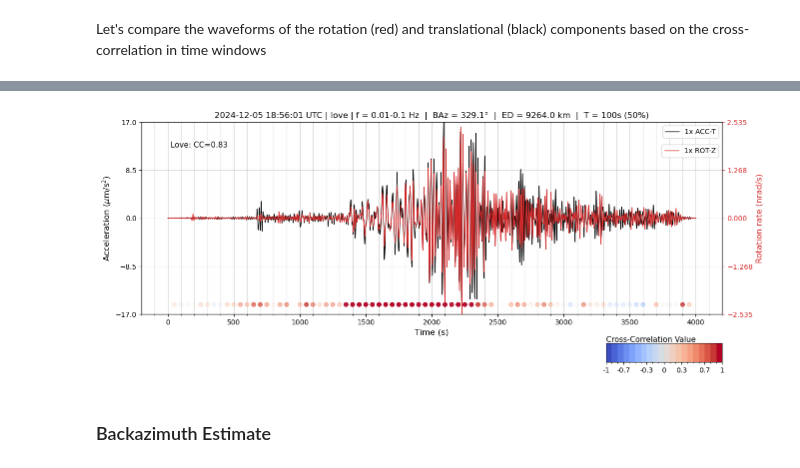
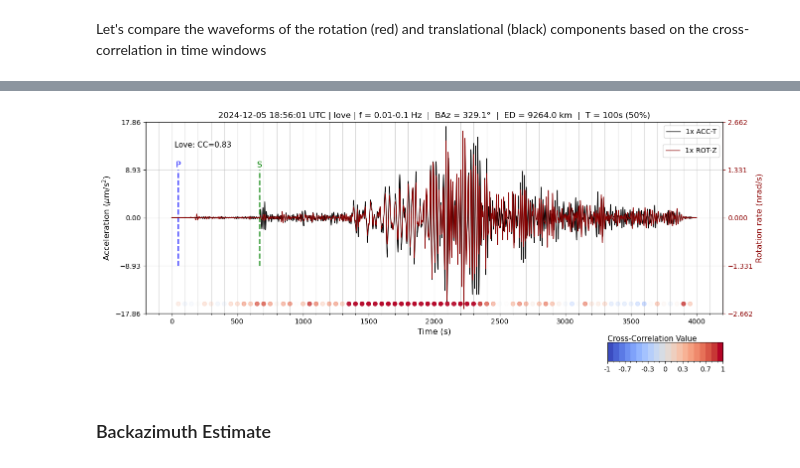
Before and after one commit to andbrocode/SixDegreesOfFreedom, a Jupyter notebook: examples/XGring_analysis_demo1.ipynb, the cells around one changed output, grey strips where cells are left out. Drawn from its saved outputs; the diff is of its cells as text; code cells hidden in the pictures.

```diff
--- a/examples/XGring_analysis_demo1.ipynb
+++ b/examples/XGring_analysis_demo1.ipynb
@@ -228,6 +230,8 @@ fig = plot_waveform_cc(
     fmax=sd.fmax,
     twin_sec=100,
     twin_overlap=0.5,
-    wave_type='love'
+    wave_type='love',
+    show_p_arrival=True,
+    show_s_arrival=True
 )
 # %% [output]
@@ -234,4 +240,4 @@ fig = plot_waveform_cc(
-[figure, old version]
+[figure, new version]
 # %% [markdown]
 ### Backazimuth Estimate
 # %% [markdown]
```
Also changed, not shown: parts of 4 cells of this notebook.
